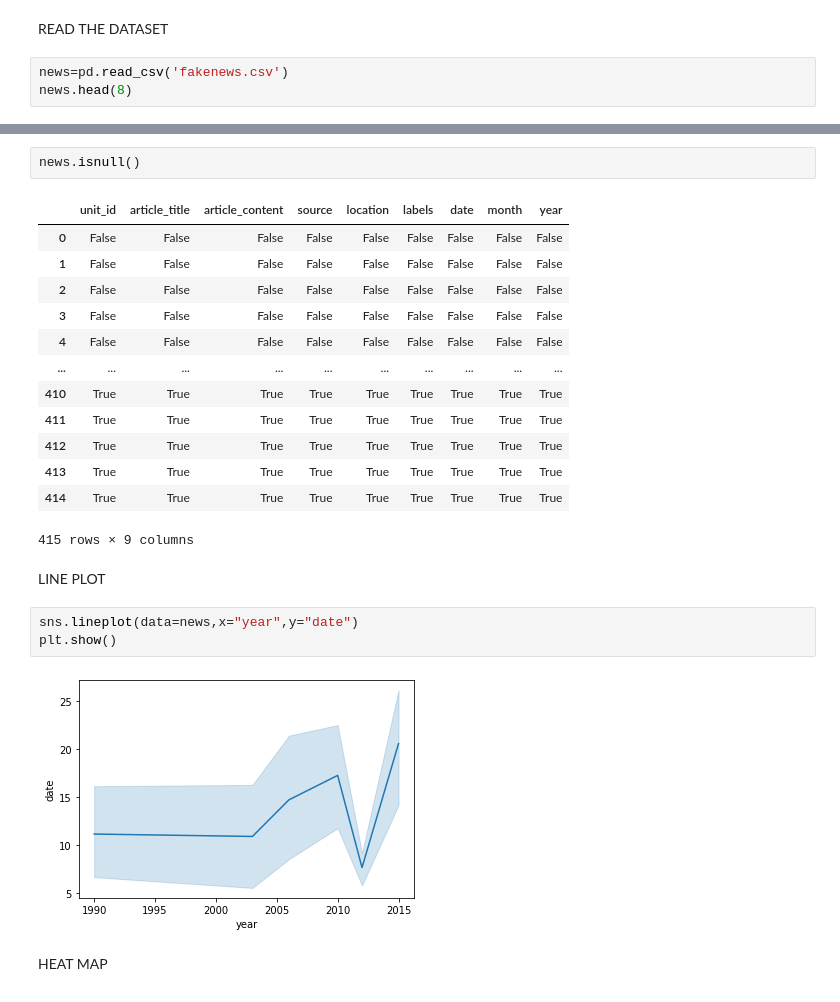
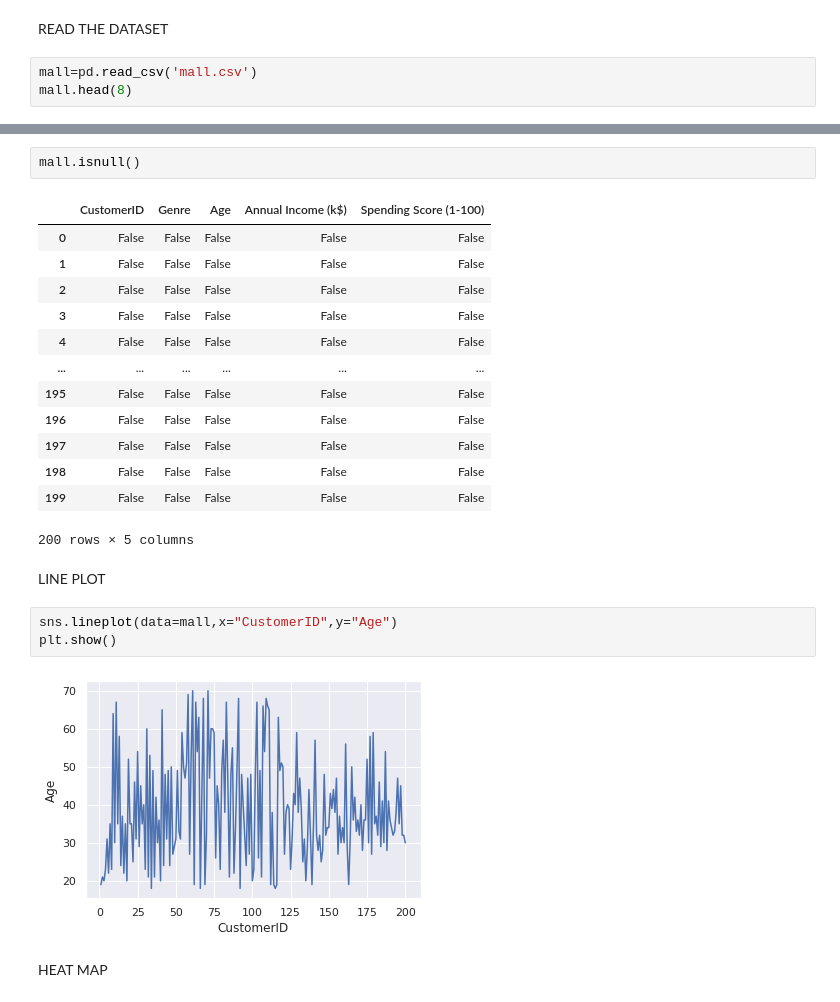
Before and after one commit to Kiranmayi18/Basic, a Jupyter notebook: Untitled5.ipynb, the cells around one changed output, grey strips where cells are left out. Drawn from its saved outputs; the diff is of its cells as text.

```diff
--- a/Untitled5.ipynb
+++ b/Untitled5.ipynb
@@ -16,6 +38,6 @@ import seaborn as sns
 # %% [markdown]
 READ THE DATASET
 # %%
-news=pd.read_csv('fakenews.csv')
-news.head(8)
+mall=pd.read_csv('mall.csv')
+mall.head(8)
 # %% [output]
@@ -31,26 +53,26 @@ news.head(8)
 # %%
-news.isnull()
+mall.isnull()
 # %% [output]
-|  | unit_id | article_title | article_content | source | location | labels | date | month | year |
-| 0 | False | False | False | False | False | False | False | False | False |
-| 1 | False | False | False | False | False | False | False | False | False |
-| 2 | False | False | False | False | False | False | False | False | False |
-| 3 | False | False | False | False | False | False | False | False | False |
-| 4 | False | False | False | False | False | False | False | False | False |
-| ... | ... | ... | ... | ... | ... | ... | ... | ... | ... |
-| 410 | True | True | True | True | True | True | True | True | True |
-| 411 | True | True | True | True | True | True | True | True | True |
-| 412 | True | True | True | True | True | True | True | True | True |
-| 413 | True | True | True | True | True | True | True | True | True |
-| 414 | True | True | True | True | True | True | True | True | True |
+|  | CustomerID | Genre | Age | Annual Income (k$) | Spending Score (1-100) |
+| 0 | False | False | False | False | False |
+| 1 | False | False | False | False | False |
+| 2 | False | False | False | False | False |
+| 3 | False | False | False | False | False |
+| 4 | False | False | False | False | False |
+| ... | ... | ... | ... | ... | ... |
+| 195 | False | False | False | False | False |
+| 196 | False | False | False | False | False |
+| 197 | False | False | False | False | False |
+| 198 | False | False | False | False | False |
+| 199 | False | False | False | False | False |
-415 rows × 9 columns
+200 rows × 5 columns
 # %% [markdown]
 LINE PLOT
 # %%
-sns.lineplot(data=news,x="year",y="date")
+sns.lineplot(data=mall,x="CustomerID",y="Age")
 plt.show()
 # %% [output]
-[figure, old version]
+[figure, new version]
 # %% [markdown]
 HEAT MAP
 # %%
```
Also changed, not shown: parts of 51 cells of this notebook.
